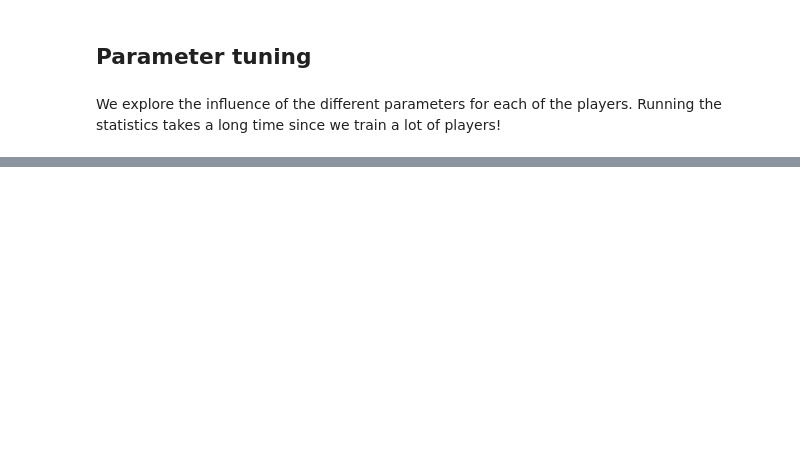
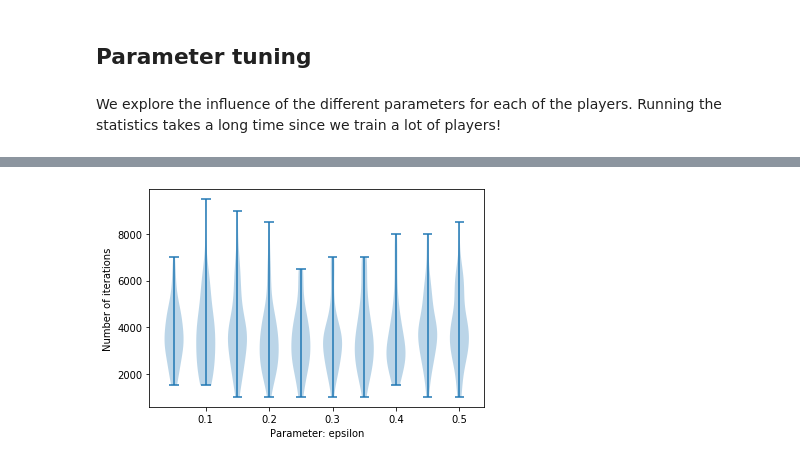
Before and after one commit to nathanael-fijalkow/MonteCarloTreeSearch, a Jupyter notebook: RL_TTT.ipynb, the cells around one changed output, grey strips where cells are left out. Saved outputs shown, nothing was run; the diff lists cells and outputs as text; code cells hidden in the pictures; blank space fills up the shorter version.

```diff
--- a/RL_TTT.ipynb
+++ b/RL_TTT.ipynb
@@ -551,0 +385,18 @@ Competition results: 500 plays, player 1 wins 0.00, player 2 wins 0.00
+# %%
+competition = Competition()
+
+player_optimal = Player()
+player_optimal.solve()
+#competition.save_values("optimal", player_optimal)
+competition.load_values("optimal", player_optimal)
+
+player_eps_average = Player(name='epsilon-greedy average sample', strategy='epsilon-greedy', update_mode='average')
+player_eps_step_size = Player(name='epsilon-greedy step size', strategy='epsilon-greedy', update_mode='step_size')
+player_eps_td = Player(name='epsilon-greedy TD', strategy='epsilon-greedy', update_mode='TD')
+
+player_UCB_average = Player(name='UCB average sample', strategy='UCB', update_mode='average')
+player_UCB_step_size = Player(name='UCB step size', strategy='UCB', update_mode='step_size')
+player_UCB_td = Player(name='UCB TD', strategy='UCB', update_mode='TD')
+
+player_eps_td.train(5000, True)
+competition.compete(player_eps_td,player_optimal)
@@ -648,0 +455,43 @@ print_statistics('statistics_TD', parameter_list_td, '(step size, epsilon)')
+# %%
+%matplotlib inline
+import matplotlib
+import matplotlib.pyplot as plt
+from matplotlib.ticker import FormatStrFormatter
+
+def run_statistics(strategy, update_mode, parameter_name, parameter_list, number_tests, steps, games):
+    out = [[] for i in range(len(parameter_list))]
+    for index,parameter in enumerate(parameter_list):
+        print("parameter: %0.2f" % parameter)
+        for i in tqdm(range(number_tests)):
+            if parameter_name == 'epsilon':
+                player = Player(strategy=strategy, update_mode=update_mode, epsilon=parameter)
+            if parameter_name == 'UCB':
+                player = Player(strategy=strategy, update_mode=update_mode, UCB=parameter)
+            if parameter_name == 'step_size':
+                player = Player(strategy=strategy, update_mode=update_mode, step_size=parameter)
+            out[index].append(how_many_iterations(player,steps,games,verbose=False))
+    with open('statistics_%s_%s.bin' % (strategy, update_mode), 'wb') as f:
+        pickle.dump(out, f)
+    return(out)
+
+parameter_list_eps_td = [(i + 1) / 20 for i in range(10)]
+parameter_list_ucb_td = [1 + (i + 1) / 10 for i in range(10)]
+
+#run_statistics(strategy='UCB', update_mode='TD', parameter_name = 'epsilon', parameter_list = parameter_list_ucb_td,
+#               number_tests = 50, steps = 250, games = 50)
+
+def print_statistics(name_file, parameter_list, name_parameters):
+    with open('%s.bin' % name_file, 'rb') as f:
+        out = pickle.load(f)
+    fig, ax = plt.subplots()
+    ax.violinplot(out,parameter_list,widths=0.03)
+    ax.set_xlabel("Parameter: %s" %name_parameters)
+    ax.set_ylabel("Number of iterations")
+    plt.savefig('%s.png' % name_file)
+    plt.show()
+    plt.close()
+
+print_statistics(name_file='statistics_epsilon-greedy_TD', parameter_list=parameter_list_eps_td,
+                 name_parameters='epsilon')
+# %% [output]
+[figure, added]
```
Also changed, not shown: parts of 21 cells of this notebook, 6 other files.
